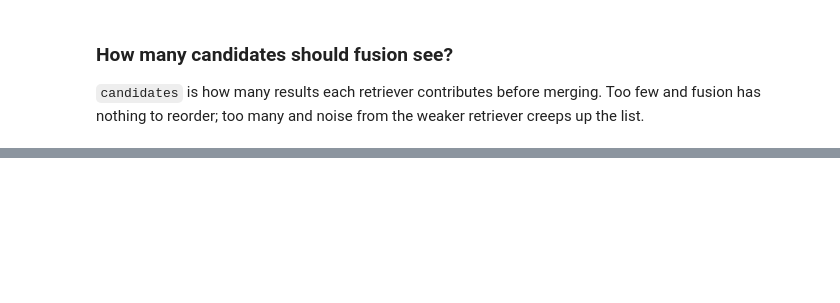
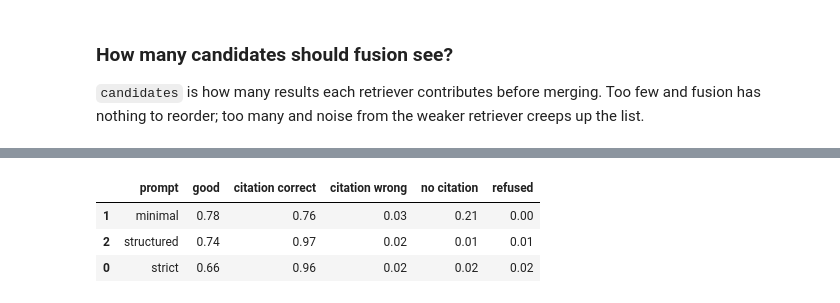
Before and after one commit to marat-biriushev/llm-zoomcamp-project, a Jupyter notebook: rag.ipynb, the cells around one changed output, grey strips where cells are left out. Drawn from its saved outputs; the diff is of its cells as text; code cells hidden in the pictures; blank space fills up the shorter version.

```diff
--- a/rag.ipynb
+++ b/rag.ipynb
@@ -1033,0 +1344,5 @@ pd.DataFrame(rows)
+# %%
+rec = answers_by_prompt['strict'][0]
+result, usage = judge_record(rec)
+
+result['score'], result['reasoning']
@@ -1033,0 +1377,41 @@ pd.DataFrame(rows)
+# %%
+from rag_helper import REQ_NUMBER_RE
+
+
+def citation_status(rec):
+    cited = set(REQ_NUMBER_RE.findall(rec['answer_llm']))
+    correct = set(doc_idx[rec['document']]['req_ids'].split(', '))
+
+    if not cited:
+        return 'no citation'
+    if cited & correct:
+        return 'correct'
+
+    return 'wrong'
+
+
+def refused(rec):
+    return "i don't know" in rec['answer_llm'].lower()
+# %%
+rows = []
+
+for name, records in judgements.items():
+    n = len(records)
+    statuses = [citation_status(r) for r in records]
+
+    rows.append({
+        'prompt': name,
+        'good': sum(r['score'] == 'good' for r in records) / n,
+        'citation correct': statuses.count('correct') / n,
+        'citation wrong': statuses.count('wrong') / n,
+        'no citation': statuses.count('no citation') / n,
+        'refused': sum(refused(r) for r in records) / n,
+    })
+
+df_llm_eval = pd.DataFrame(rows).sort_values('good', ascending=False)
+df_llm_eval
+# %% [output]
+|  | prompt | good | citation correct | citation wrong | no citation | refused |
+| 1 | minimal | 0.78 | 0.76 | 0.03 | 0.21 | 0.00 |
+| 2 | structured | 0.74 | 0.97 | 0.02 | 0.01 | 0.01 |
+| 0 | strict | 0.66 | 0.96 | 0.02 | 0.02 | 0.02 |
```
Also changed, not shown: parts of 41 cells of this notebook, 7 other files.
